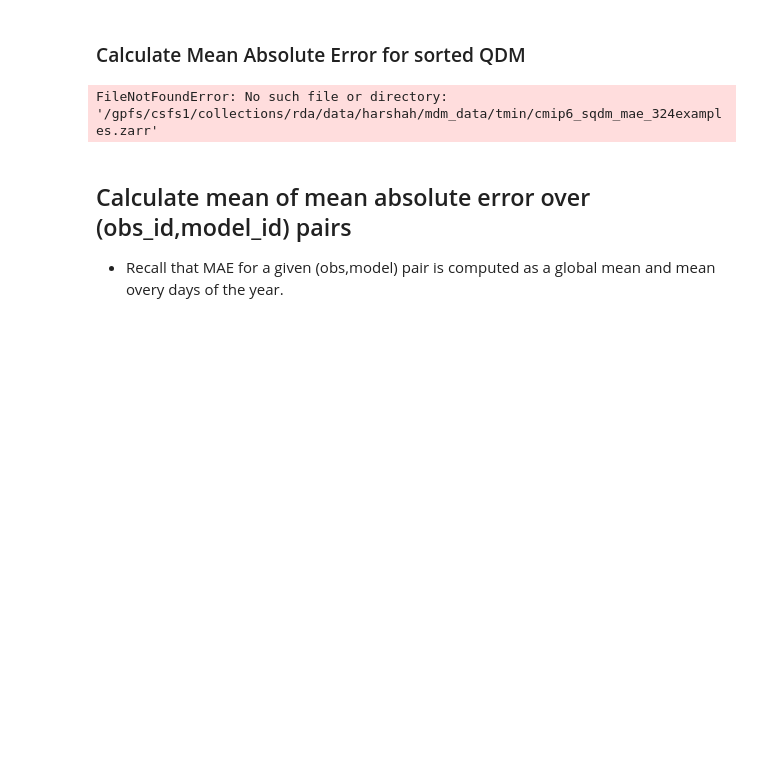
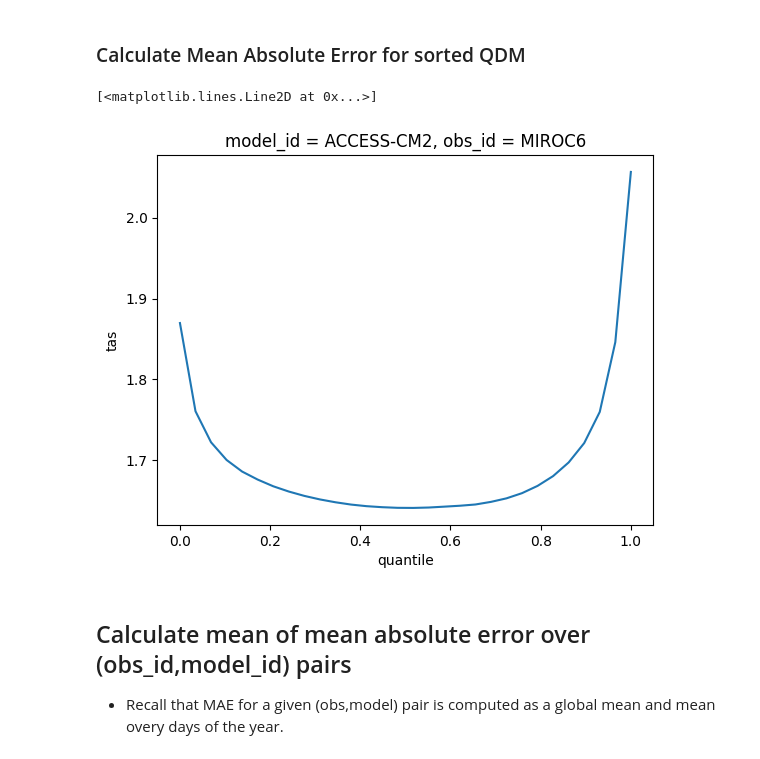
Before and after one commit to hrhampapura/moment_delta_mapping, a Jupyter notebook: notebooks/ncar_casper/07_inter_model_errors.ipynb, the cells around one changed output. Drawn from its saved outputs; the diff is of its cells as text; code cells hidden in the pictures; blank space fills up the shorter version.

```diff
--- a/notebooks/ncar_casper/07_inter_model_errors.ipynb
+++ b/notebooks/ncar_casper/07_inter_model_errors.ipynb
@@ -793,11 +590,12 @@ sqdm_mae = global_mean(sqdm_abserr)
 # %%time
 # sqdm_mae.rename(var_name).to_dataset().to_zarr(folder_path +'cmip6_sqdm_mae_380examples.zarr',mode='w')
 # %%
-sqdm_mae = xr.open_zarr(folder_path +'cmip6_sqdm_mae_324examples.zarr')
+sqdm_mae = xr.open_zarr(folder_path +'cmip6_sqdm_mae_380examples.zarr')
 sqdm_mae = sqdm_mae[var_name]
-sqdm_mae.sel(model_id=model_name,obs_id=model_name).plot()
+sqdm_mae.sel(model_id=model_id,obs_id=obs_id).plot()
 # %% [output]
-FileNotFoundError: No such file or directory: '/gpfs/csfs1/collections/rda/data/harshah/mdm_data/tmin/cmip6_sqdm_mae_324examples.zarr'
+[<matplotlib.lines.Line2D at 0x...>]
+[figure, added]
 # %% [markdown]
 ## Calculate mean of mean absolute error over (obs_id,model_id) pairs
  - Recall that MAE for a given (obs,model) pair is computed as a global mean and mean overy days of the year.
```
Also changed, not shown: parts of 36 cells of this notebook, 2 other files.
